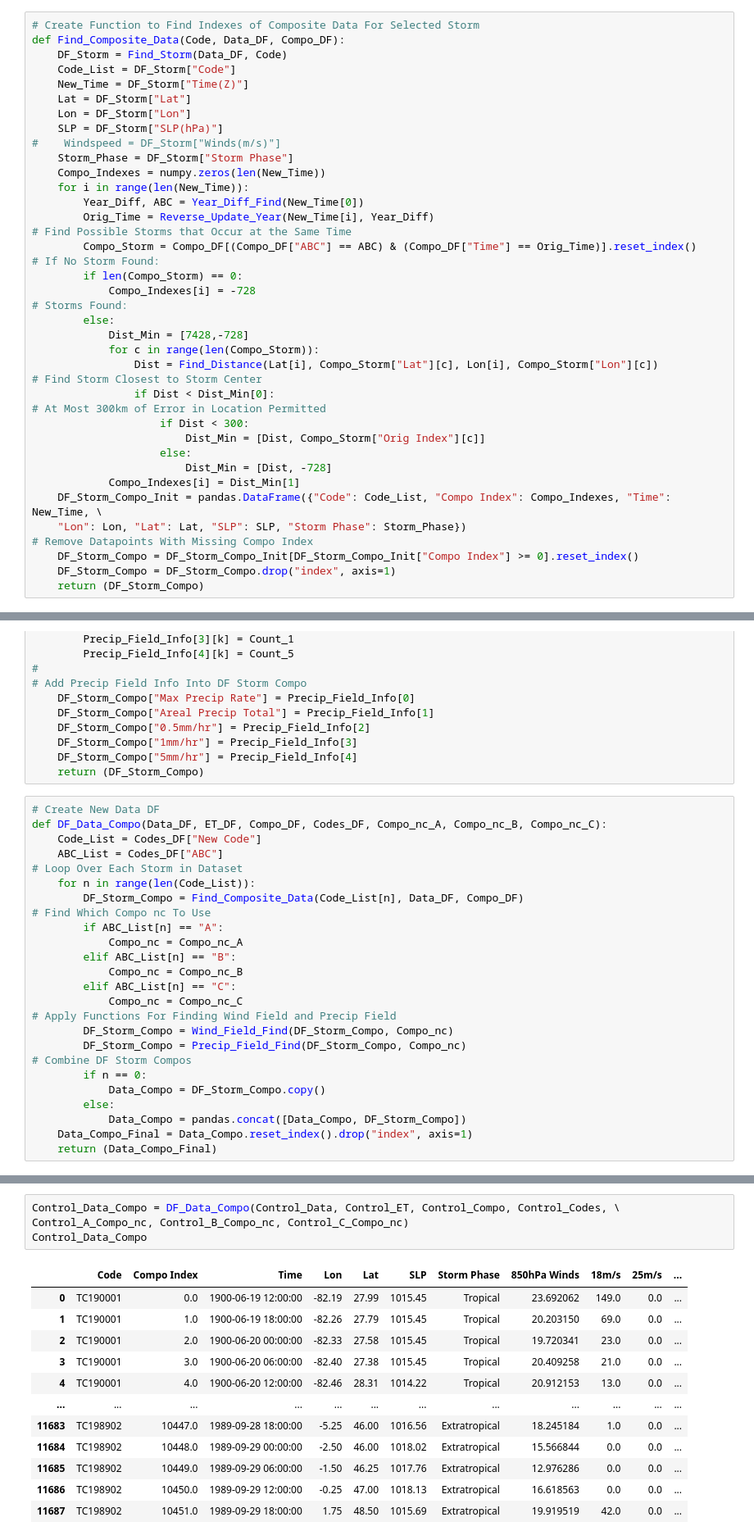
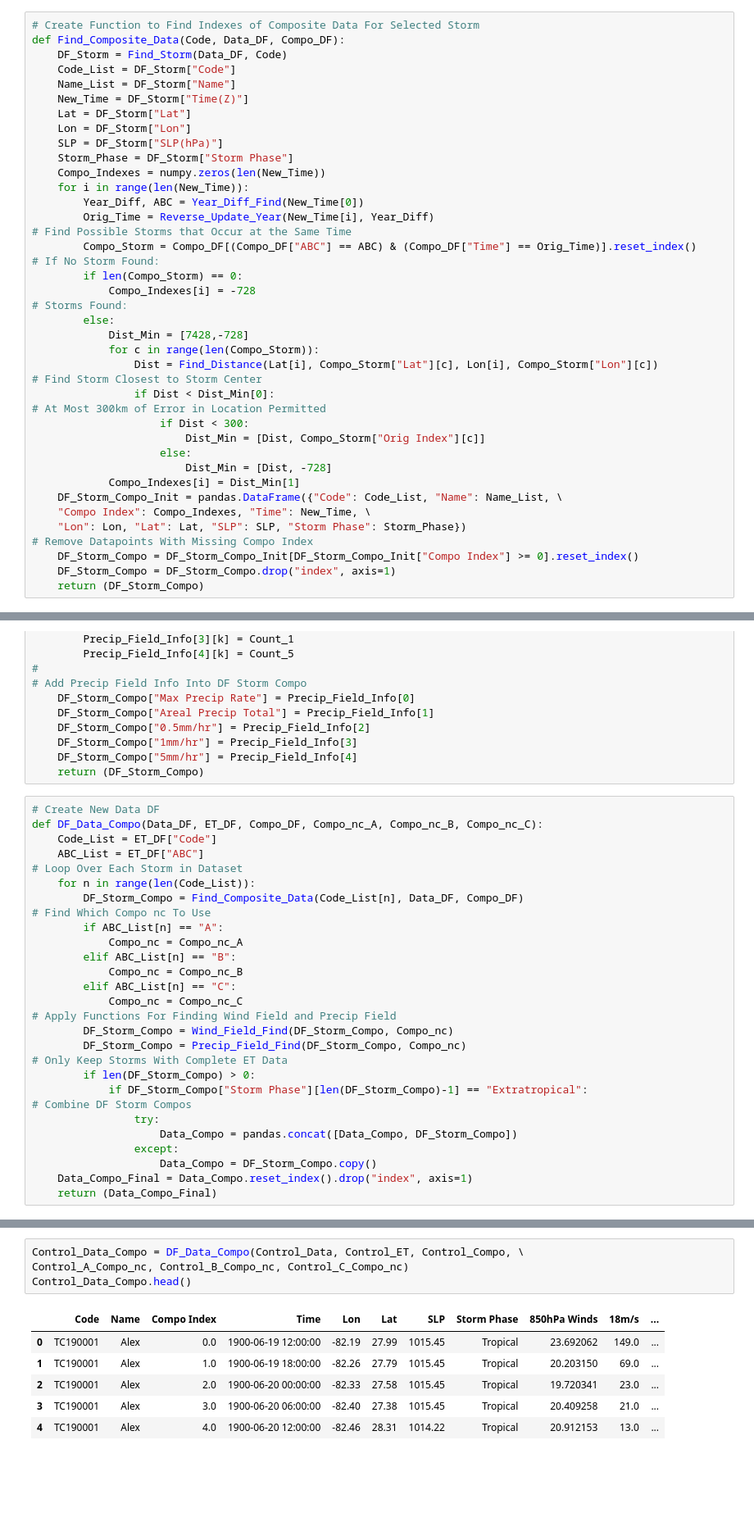
Before and after one commit to Luigi728/ExtraTrack_Github, a Jupyter notebook: RCP_Analysis/RCP_Analysis_V6.7.2.ipynb, the cells around one changed output, grey strips where cells are left out. Shown at 82% size. Drawn from its saved outputs; the diff is of its cells as text; blank space fills up the shorter version.

```diff
--- a/RCP_Analysis/RCP_Analysis_V6.7.2.ipynb
+++ b/RCP_Analysis/RCP_Analysis_V6.7.2.ipynb
@@ -181,11 +181,11 @@ def Year_Diff_Find(New_Time):
 def Find_Composite_Data(Code, Data_DF, Compo_DF):
     DF_Storm = Find_Storm(Data_DF, Code)
     Code_List = DF_Storm["Code"]
+    Name_List = DF_Storm["Name"]
     New_Time = DF_Storm["Time(Z)"]
     Lat = DF_Storm["Lat"]
     Lon = DF_Storm["Lon"]
     SLP = DF_Storm["SLP(hPa)"]
-#    Windspeed = DF_Storm["Winds(m/s)"]
     Storm_Phase = DF_Storm["Storm Phase"]
     Compo_Indexes = numpy.zeros(len(New_Time))
     for i in range(len(New_Time)):
@@ -209,7 +209,8 @@ def Find_Composite_Data(Code, Data_DF, Compo_DF):
                     else:
                         Dist_Min = [Dist, -728]
             Compo_Indexes[i] = Dist_Min[1]
-    DF_Storm_Compo_Init = pandas.DataFrame({"Code": Code_List, "Compo Index": Compo_Indexes, "Time": New_Time, \
+    DF_Storm_Compo_Init = pandas.DataFrame({"Code": Code_List, "Name": Name_List, \
+    "Compo Index": Compo_Indexes, "Time": New_Time, \
     "Lon": Lon, "Lat": Lat, "SLP": SLP, "Storm Phase": Storm_Phase})
 # Remove Datapoints With Missing Compo Index
     DF_Storm_Compo = DF_Storm_Compo_Init[DF_Storm_Compo_Init["Compo Index"] >= 0].reset_index()
@@ -296,9 +297,9 @@ def Precip_Field_Find(DF_Storm_Compo, Compo_nc):
     return (DF_Storm_Compo)
 # %%
 # Create New Data DF
-def DF_Data_Compo(Data_DF, ET_DF, Compo_DF, Codes_DF, Compo_nc_A, Compo_nc_B, Compo_nc_C):
-    Code_List = Codes_DF["New Code"]
-    ABC_List = Codes_DF["ABC"]
+def DF_Data_Compo(Data_DF, ET_DF, Compo_DF, Compo_nc_A, Compo_nc_B, Compo_nc_C):
+    Code_List = ET_DF["Code"]
+    ABC_List = ET_DF["ABC"]
 # Loop Over Each Storm in Dataset
     for n in range(len(Code_List)):
         DF_Storm_Compo = Find_Composite_Data(Code_List[n], Data_DF, Compo_DF)
@@ -312,10 +313,13 @@ def DF_Data_Compo(Data_DF, ET_DF, Compo_DF, Codes_DF, Compo_nc_A, Compo_nc_B, Co
 # Apply Functions For Finding Wind Field and Precip Field
         DF_Storm_Compo = Wind_Field_Find(DF_Storm_Compo, Compo_nc)
         DF_Storm_Compo = Precip_Field_Find(DF_Storm_Compo, Compo_nc)
+# Only Keep Storms With Complete ET Data
+        if len(DF_Storm_Compo) > 0:
+            if DF_Storm_Compo["Storm Phase"][len(DF_Storm_Compo)-1] == "Extratropical":
 # Combine DF Storm Compos
-        if n == 0:
-            Data_Compo = DF_Storm_Compo.copy()
-        else:
-            Data_Compo = pandas.concat([Data_Compo, DF_Storm_Compo])
+                try:
+                    Data_Compo = pandas.concat([Data_Compo, DF_Storm_Compo])
+                except:
+                    Data_Compo = DF_Storm_Compo.copy()
     Data_Compo_Final = Data_Compo.reset_index().drop("index", axis=1)
     return (Data_Compo_Final)
@@ -398,17 +362,11 @@ ET_Storm_Compo
 # %%
-Control_Data_Compo = DF_Data_Compo(Control_Data, Control_ET, Control_Compo, Control_Codes, \
+Control_Data_Compo = DF_Data_Compo(Control_Data, Control_ET, Control_Compo, \
 Control_A_Compo_nc, Control_B_Compo_nc, Control_C_Compo_nc)
-Control_Data_Compo
+Control_Data_Compo.head()
 # %% [output]
-|  | Code | Compo Index | Time | Lon | Lat | SLP | Storm Phase | 850hPa Winds | 18m/s | 25m/s | ... |
-| 0 | TC190001 | 0.0 | 1900-06-19 12:00:00 | -82.19 | 27.99 | 1015.45 | Tropical | 23.692062 | 149.0 | 0.0 | ... |
-| 1 | TC190001 | 1.0 | 1900-06-19 18:00:00 | -82.26 | 27.79 | 1015.45 | Tropical | 20.203150 | 69.0 | 0.0 | ... |
-| 2 | TC190001 | 2.0 | 1900-06-20 00:00:00 | -82.33 | 27.58 | 1015.45 | Tropical | 19.720341 | 23.0 | 0.0 | ... |
-| 3 | TC190001 | 3.0 | 1900-06-20 06:00:00 | -82.40 | 27.38 | 1015.45 | Tropical | 20.409258 | 21.0 | 0.0 | ... |
-| 4 | TC190001 | 4.0 | 1900-06-20 12:00:00 | -82.46 | 28.31 | 1014.22 | Tropical | 20.912153 | 13.0 | 0.0 | ... |
-| ... | ... | ... | ... | ... | ... | ... | ... | ... | ... | ... | ... |
-| 11683 | TC198902 | 10447.0 | 1989-09-28 18:00:00 | -5.25 | 46.00 | 1016.56 | Extratropical | 18.245184 | 1.0 | 0.0 | ... |
-| 11684 | TC198902 | 10448.0 | 1989-09-29 00:00:00 | -2.50 | 46.00 | 1018.02 | Extratropical | 15.566844 | 0.0 | 0.0 | ... |
-| 11685 | TC198902 | 10449.0 | 1989-09-29 06:00:00 | -1.50 | 46.25 | 1017.76 | Extratropical | 12.976286 | 0.0 | 0.0 | ... |
-| 11686 | TC198902 | 10450.0 | 1989-09-29 12:00:00 | -0.25 | 47.00 | 1018.13 | Extratropical | 16.618563 | 0.0 | 0.0 | ... |
-| 11687 | TC198902 | 10451.0 | 1989-09-29 18:00:00 | 1.75 | 48.50 | 1015.69 | Extratropical | 19.919519 | 42.0 | 0.0 | ... |
+|  | Code | Name | Compo Index | Time | Lon | Lat | SLP | Storm Phase | 850hPa Winds | 18m/s | ... |
+| 0 | TC190001 | Alex | 0.0 | 1900-06-19 12:00:00 | -82.19 | 27.99 | 1015.45 | Tropical | 23.692062 | 149.0 | ... |
+| 1 | TC190001 | Alex | 1.0 | 1900-06-19 18:00:00 | -82.26 | 27.79 | 1015.45 | Tropical | 20.203150 | 69.0 | ... |
+| 2 | TC190001 | Alex | 2.0 | 1900-06-20 00:00:00 | -82.33 | 27.58 | 1015.45 | Tropical | 19.720341 | 23.0 | ... |
+| 3 | TC190001 | Alex | 3.0 | 1900-06-20 06:00:00 | -82.40 | 27.38 | 1015.45 | Tropical | 20.409258 | 21.0 | ... |
+| 4 | TC190001 | Alex | 4.0 | 1900-06-20 12:00:00 | -82.46 | 28.31 | 1014.22 | Tropical | 20.912153 | 13.0 | ... |
```
Also changed, not shown: parts of 12 cells of this notebook.
